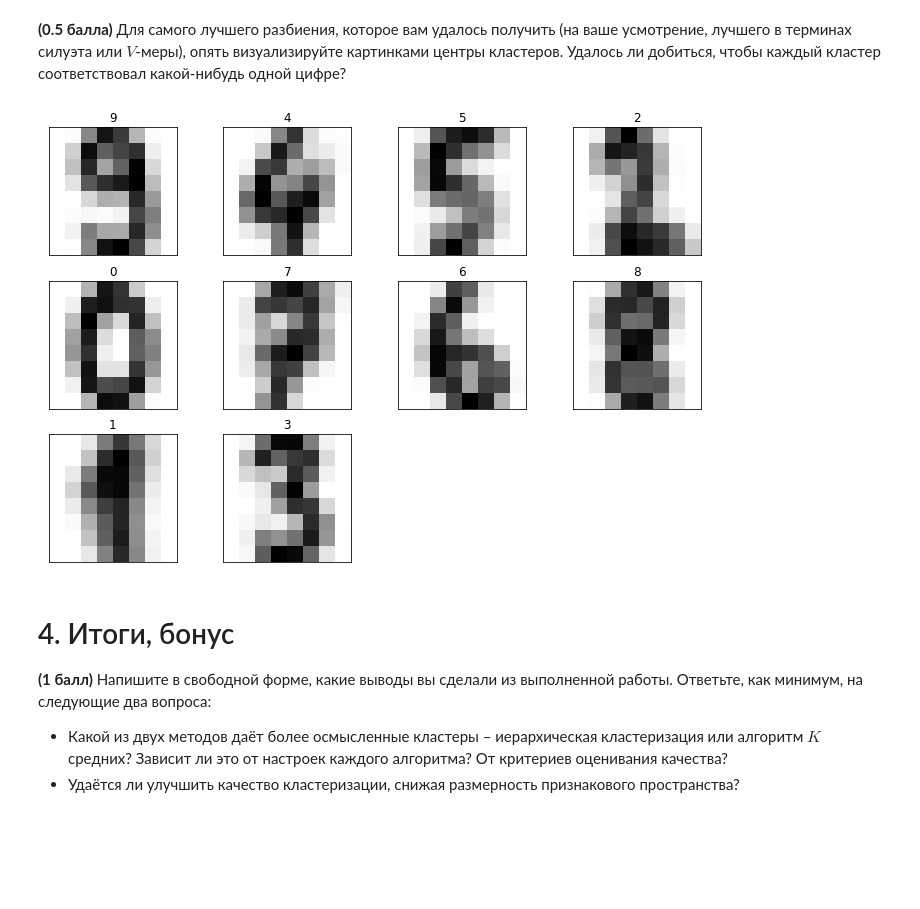
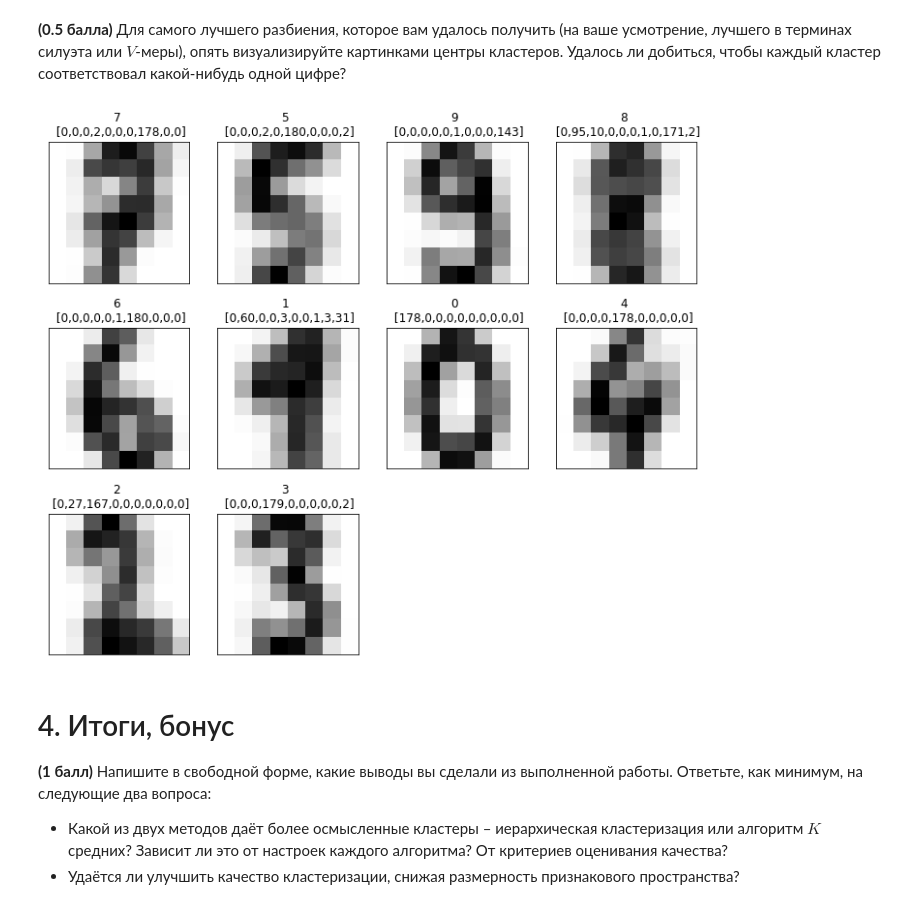
Before and after one commit to MitrofanovDmitry/study, a Jupyter notebook: practice/59 clustering/clustering.ipynb, the cells around one changed output. Cells and saved outputs as stored; diff of their text form; code cells hidden in the pictures; blank space fills up the shorter version.

```diff
--- a/practice/59 clustering/clustering.ipynb
+++ b/practice/59 clustering/clustering.ipynb
@@ -95,12 +95,13 @@ X[clusters == 0].shape, y[clusters == 0].shape
 # %% [output]
 ((181, 64), (181,))
 # %%
-fig, axes = plt.subplots(3, 4, figsize=(12,8))
+fig, axes = plt.subplots(3, 4, figsize=(12,10))
 
 for c, ax in enumerate(axes.flat[:-2]):
-    counts = np.bincount(y[clusters == c])
+    counts = np.bincount(y[clusters == c], minlength=10)
     digit = np.argmax(counts) # most common
-    ax.set(title=digit, xticks=[], yticks=[])
+    title = f"{digit} \n [{','.join(map(str, counts))}]"
+    ax.set(title=title, xticks=[], yticks=[])
     x_center = X[clusters == c].mean(axis=0)
     ax.imshow((16-x_center).reshape((8,8)), cmap='gray')
 
@@ -308,18 +309,19 @@ pd.DataFrame(scores, columns=cols, index=n_components)
 X2 = TSNE(n_components=2).fit_transform(X)
 clusters = KMeans(n_clusters=10).fit_predict(X2)
 # %%
-fig, axes = plt.subplots(3, 4, figsize=(12,8))
+fig, axes = plt.subplots(3, 4, figsize=(12,10))
 
 for c, ax in enumerate(axes.flat[:-2]):
-    counts = np.bincount(y[clusters == c])
+    counts = np.bincount(y[clusters == c], minlength=10)
     digit = np.argmax(counts) # most common
-    ax.set(title=digit, xticks=[], yticks=[])
+    title = f"{digit} \n [{','.join(map(str, counts))}]"
+    ax.set(title=title, xticks=[], yticks=[])
     x_center = X[clusters == c].mean(axis=0)
     ax.imshow((16-x_center).reshape((8,8)), cmap='gray')
 
 for ax in axes.flat[-2:]: fig.delaxes(ax)
 # %% [output]
-[figure, old version]
+[figure, new version]
 # %% [markdown]
 # 4. Итоги, бонус
 
```
Also changed, not shown: parts of 1 cell of this notebook.
